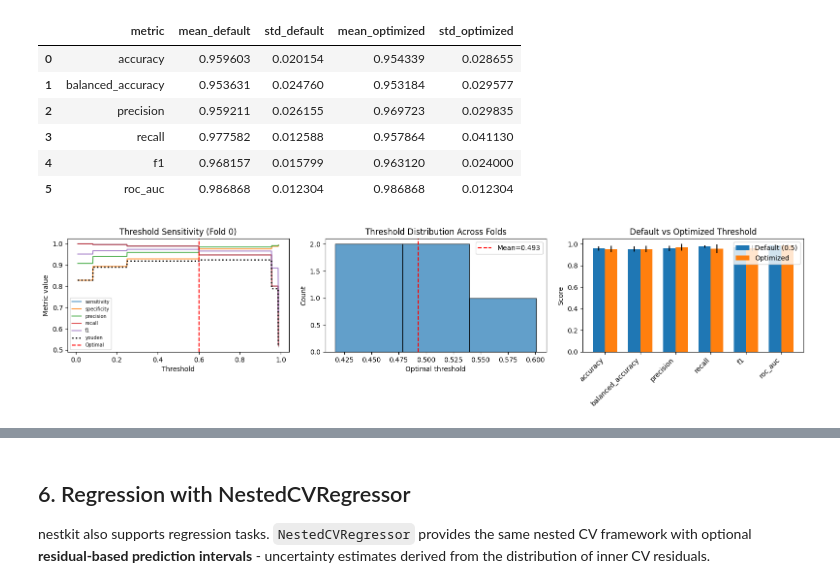
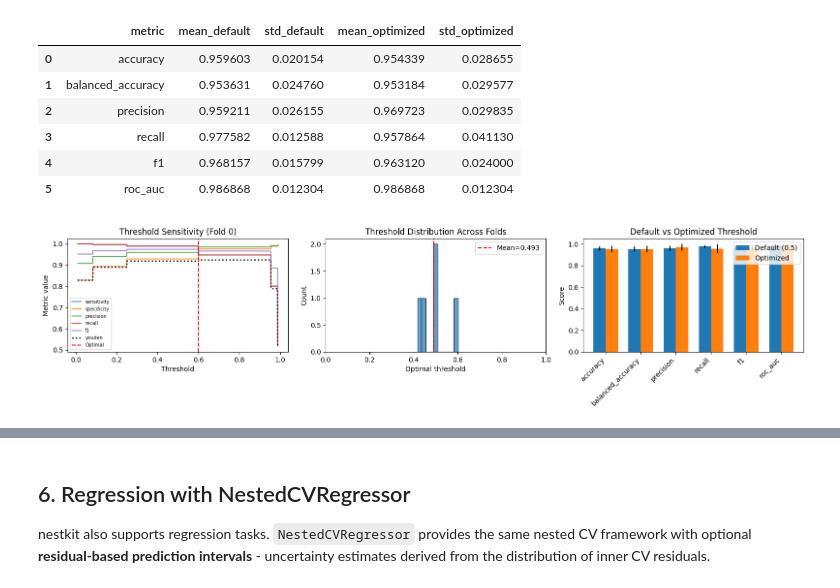
Before and after one commit to EttoreRocchi/nestkit, a Jupyter notebook: notebooks/01_basic_usage.ipynb, the cells around one changed output, grey strips where cells are left out. Drawn from its saved outputs; the diff is of its cells as text; code cells hidden in the pictures.

```diff
--- a/notebooks/01_basic_usage.ipynb
+++ b/notebooks/01_basic_usage.ipynb
@@ -296,11 +296,11 @@ results_thr.threshold_comparison()
 # %%
 fig, axes = plt.subplots(1, 3, figsize=(16, 4))
 plot_threshold_sensitivity(results_thr, fold_idx=0, ax=axes[0])
-plot_threshold_distribution(results_thr, ax=axes[1])
+plot_threshold_distribution(results_thr, bins=10, full_range=True, ax=axes[1])
 plot_threshold_comparison(results_thr, ax=axes[2])
 plt.tight_layout()
 # %% [output]
-[figure, old version]
+[figure, new version]
 # %%
 # Confusion matrices with optimized threshold
 plot_confusion_matrices(results_thr, threshold="optimized")
```
Also changed, not shown: parts of 4 cells of this notebook, 10 other files.
